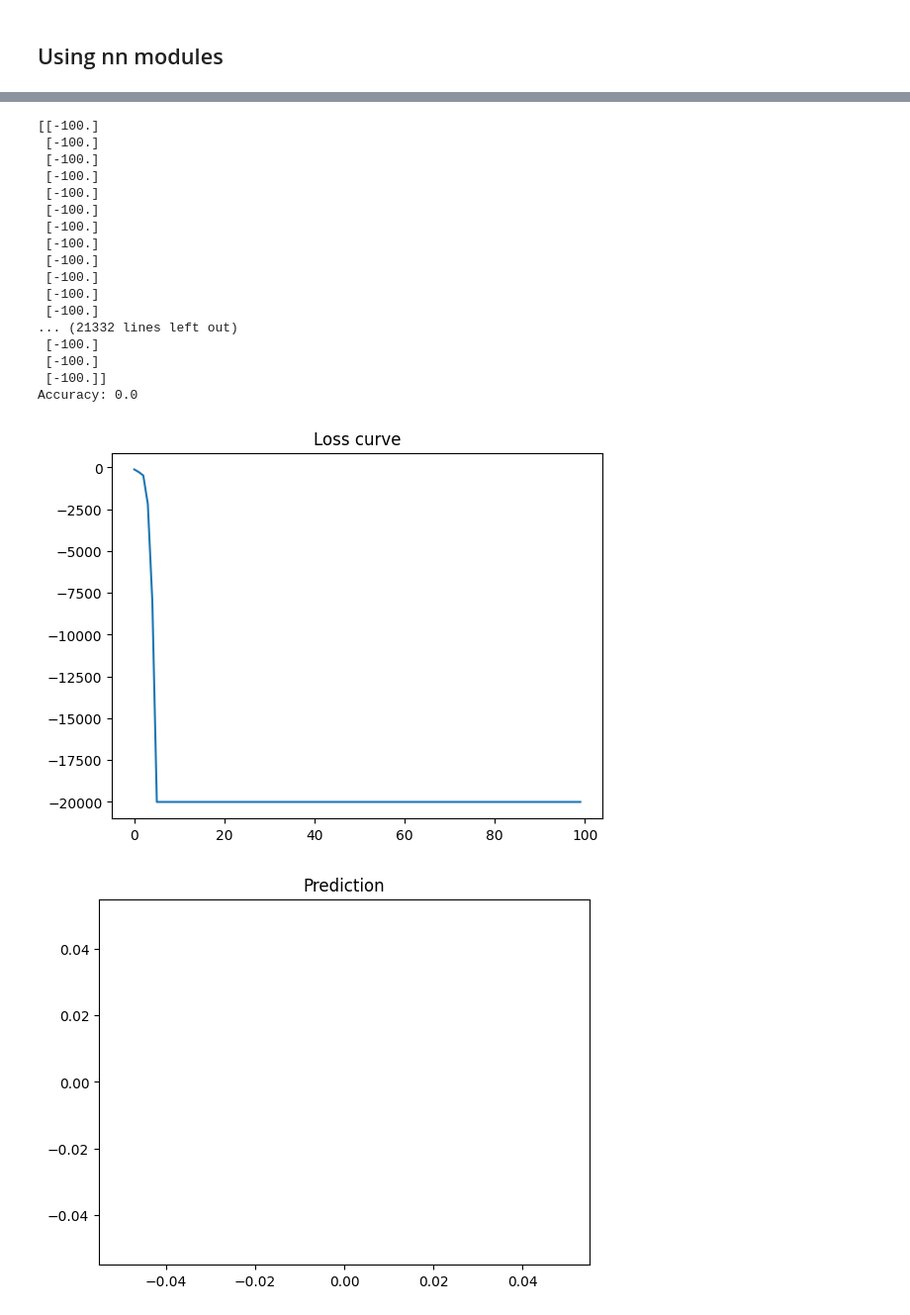
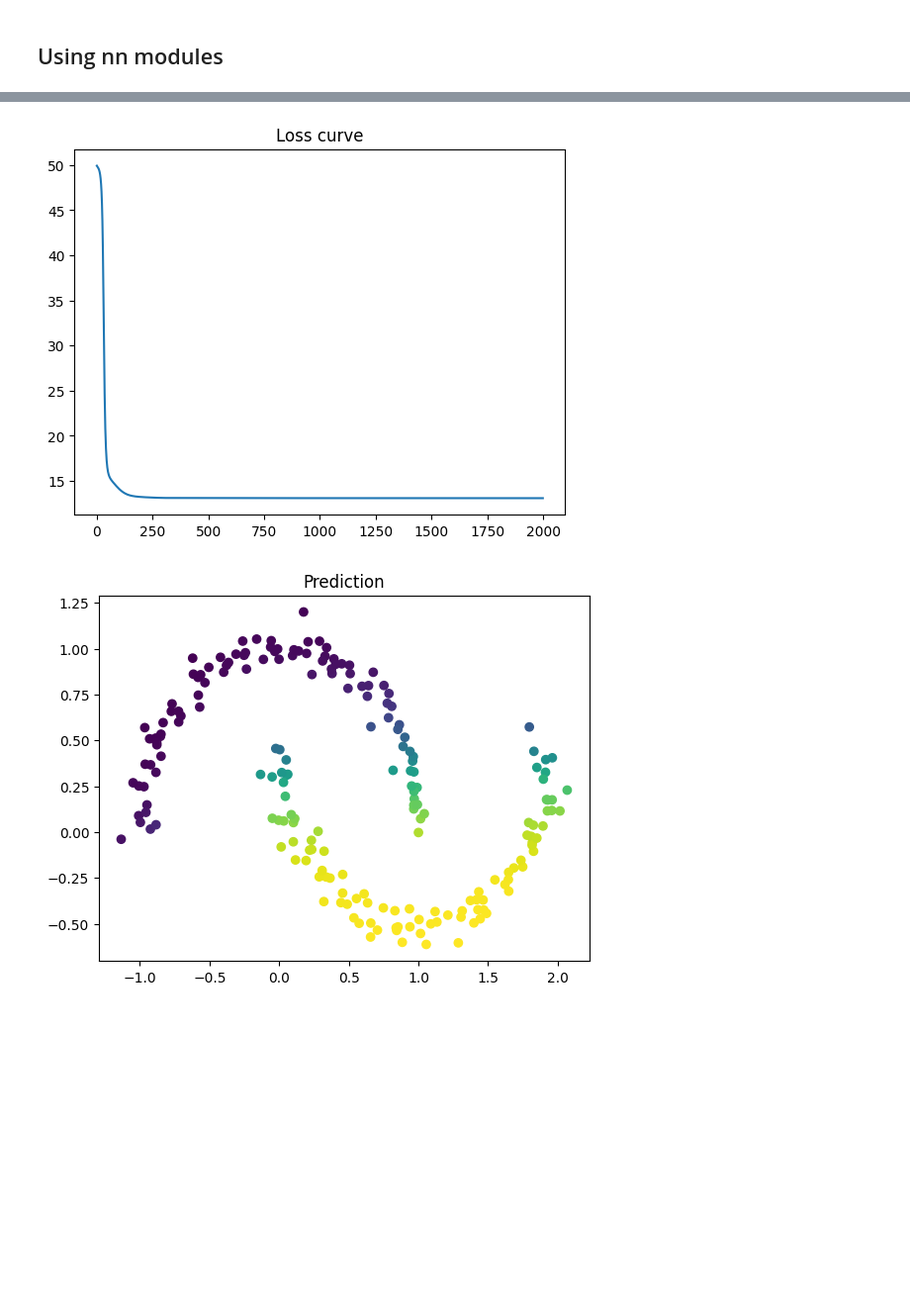
Before and after one commit to julianvanmeggelen/juligrad, a Jupyter notebook: showcase.ipynb, the cells around one changed output, grey strips where cells are left out. Shown at 99% size. Saved outputs shown, nothing was run; the diff lists cells and outputs as text; code cells hidden in the pictures; blank space fills up the shorter version.

```diff
--- a/showcase.ipynb
+++ b/showcase.ipynb
@@ -84,27 +87,30 @@ def BCELoss(pred, y):
     a.data = np.where(np.isnan(a.data), -100, np.clip(a.data, -100, np.inf))
     b = (ones-pred+eps).log()
     b.data = np.where(np.isnan(b.data), -100, np.clip(b.data, -100, np.inf))
-    print(a,b)
-    return (y * a + (ones-y) * b).sum()
+    #print(a,b)
+    return (-(y * a + (ones-y) * b)).sum()
 
-linear = nn.Linear(shapeIn=2, shapeOut=1)
-optimizer = optim.SGD(params=linear.parameters(), lr=1e-2)
-nEpoch = 100
+linear = nn.Linear(shapeIn=2, shapeOut=10)
+linear2 = nn.Linear(shapeIn=10, shapeOut=20)
+linear3 = nn.Linear(shapeIn=20, shapeOut=1)
+
+optimizer = optim.SGD(params=linear.parameters() + linear2.parameters() + linear3.parameters(), momentum=0.4, lr=1e-3)
+nEpoch = 2000
 lossHist = []
 for i in range(nEpoch):
     optimizer.zeroGrad()
-    pred = linear(X).sigmoid()
-    #loss = ((y-pred)**2).sum()
-    loss = BCELoss(pred, y)
+    pred = linear3(linear2(linear(X).relu()).relu()).sigmoid()
+    loss = ((y-pred)**2).sum()
+    #loss = BCELoss(pred, y)
     lossHist.append(loss.numpy())
     loss.backward()
     optimizer.step()
 
 plt.plot(lossHist);plt.title('Loss curve');
 
-pred = linear(X).sigmoid()
+pred = linear3(linear2(linear(X).relu()).relu()).sigmoid()
 acc = (pred.data.round() == y.data).sum()/y.shape[0]
 
 print(f"Accuracy: {acc}")
-plt.figure(); plt.scatter(x=X.numpy()[:,0], y=X.numpy()[:,1], c=pred.data); plt.title('Prediction');
+plt.figure(); plt.scatter(x=X.numpy()[:,0], y=X.numpy()[:,1], c=pred.numpy()); plt.title('Prediction');
 # %% [output]
@@ -128,20 +118,3 @@ plt.figure(); plt.scatter(x=X.numpy()[:,0], y=X.numpy()[:,1], c=pred.data); plt.
-[[-100.]
- [-100.]
- [-100.]
- [-100.]
- [-100.]
- [-100.]
- [-100.]
- [-100.]
- [-100.]
- [-100.]
- [-100.]
- [-100.]
-... (21332 lines left out)
- [-100.]
- [-100.]
- [-100.]]
-Accuracy: 0.0
-[figure, old version]
+[figure, new version]
-[figure, old version]
+[figure, new version]
 # %%
```
Also changed, not shown: parts of 9 cells of this notebook, 6 other files.
